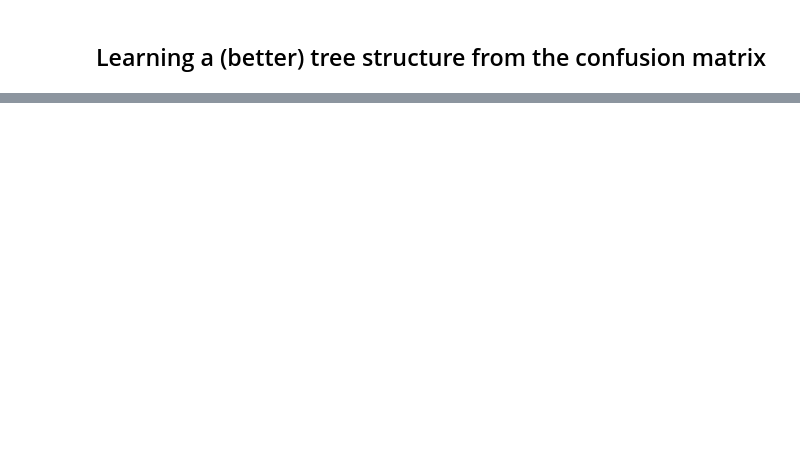
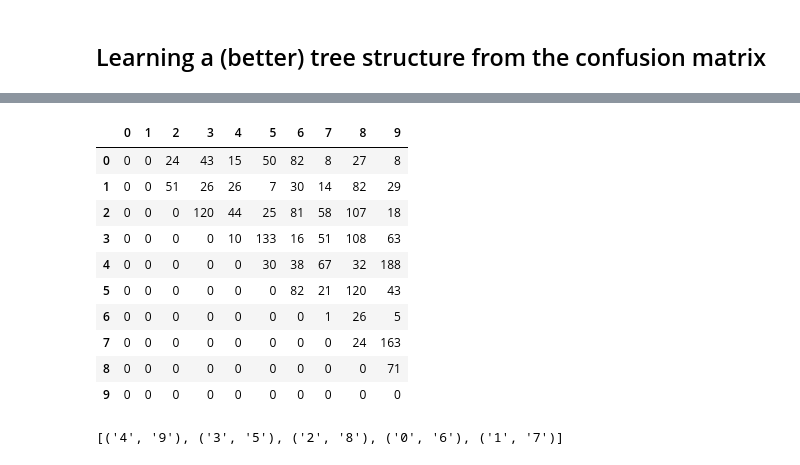
Before and after one commit to MaxHalford/myriade, a Jupyter notebook: Workbench.ipynb, the cells around one changed output, grey strips where cells are left out. Saved outputs shown, nothing was run; the diff lists cells and outputs as text; code cells hidden in the pictures; blank space fills up the shorter version.

```diff
--- a/Workbench.ipynb
+++ b/Workbench.ipynb
@@ -70,0 +71,29 @@ tree
+# %%
+errors = np.triu(confusion + confusion.T, k=1)
+errors_df = pd.DataFrame(errors, index=confusion.index, columns=confusion.columns)
+errors_df
+# %% [output]
+|  | 0 | 1 | 2 | 3 | 4 | 5 | 6 | 7 | 8 | 9 |
+| 0 | 0 | 0 | 24 | 43 | 15 | 50 | 82 | 8 | 27 | 8 |
+| 1 | 0 | 0 | 51 | 26 | 26 | 7 | 30 | 14 | 82 | 29 |
+| 2 | 0 | 0 | 0 | 120 | 44 | 25 | 81 | 58 | 107 | 18 |
+| 3 | 0 | 0 | 0 | 0 | 10 | 133 | 16 | 51 | 108 | 63 |
+| 4 | 0 | 0 | 0 | 0 | 0 | 30 | 38 | 67 | 32 | 188 |
+| 5 | 0 | 0 | 0 | 0 | 0 | 0 | 82 | 21 | 120 | 43 |
+| 6 | 0 | 0 | 0 | 0 | 0 | 0 | 0 | 1 | 26 | 5 |
+| 7 | 0 | 0 | 0 | 0 | 0 | 0 | 0 | 0 | 24 | 163 |
+| 8 | 0 | 0 | 0 | 0 | 0 | 0 | 0 | 0 | 0 | 71 |
+| 9 | 0 | 0 | 0 | 0 | 0 | 0 | 0 | 0 | 0 | 0 |
+# %%
+pairs = []
+errors_tmp = errors.copy()
+while errors_tmp.any():
+    i, j = np.unravel_index(np.argmax(errors_tmp), errors_tmp.shape)
+    errors_tmp[i, :] = 0
+    errors_tmp[:, i] = 0
+    errors_tmp[j, :] = 0
+    errors_tmp[:, j] = 0
+    pairs.append((str(i), str(j)))
+pairs
+# %% [output]
+[('4', '9'), ('3', '5'), ('2', '8'), ('0', '6'), ('1', '7')]
```
Also changed, not shown: parts of 11 cells of this notebook, 16 other files.
